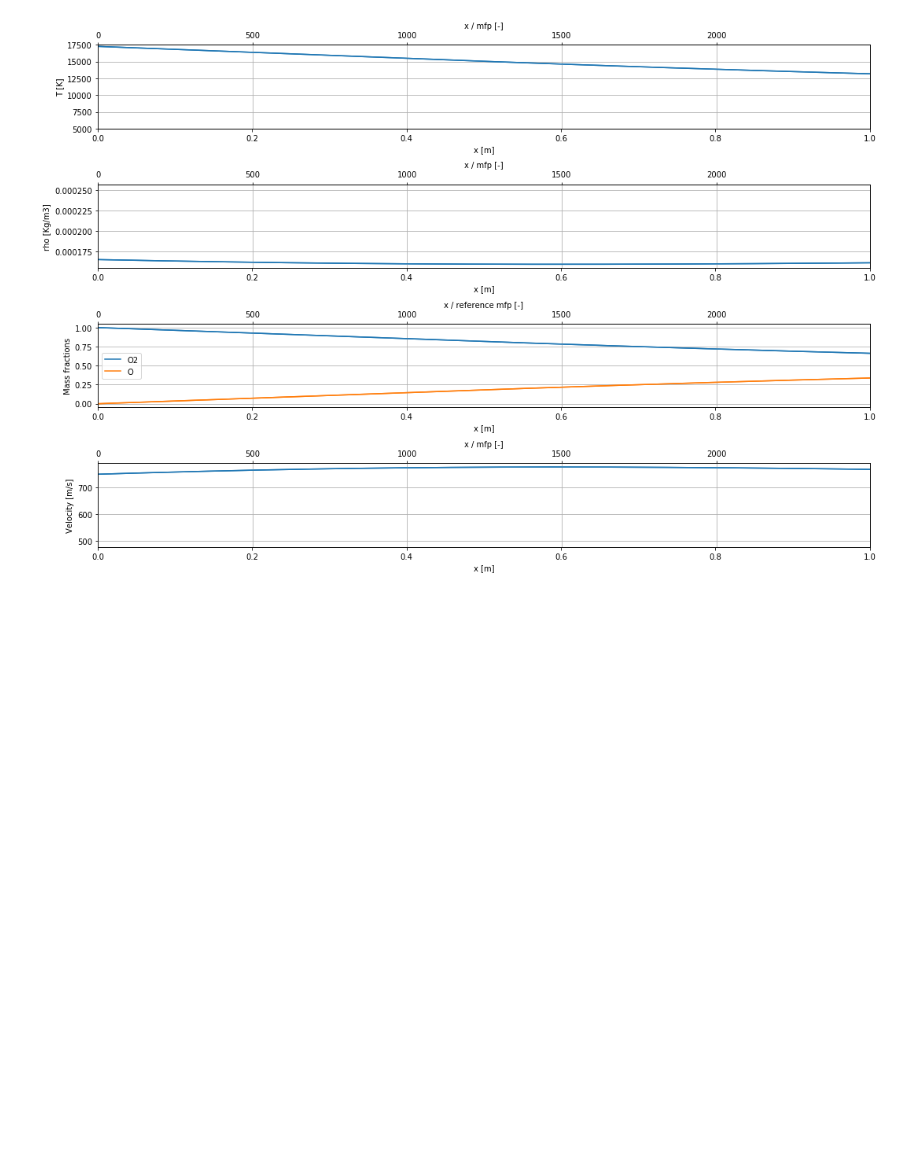
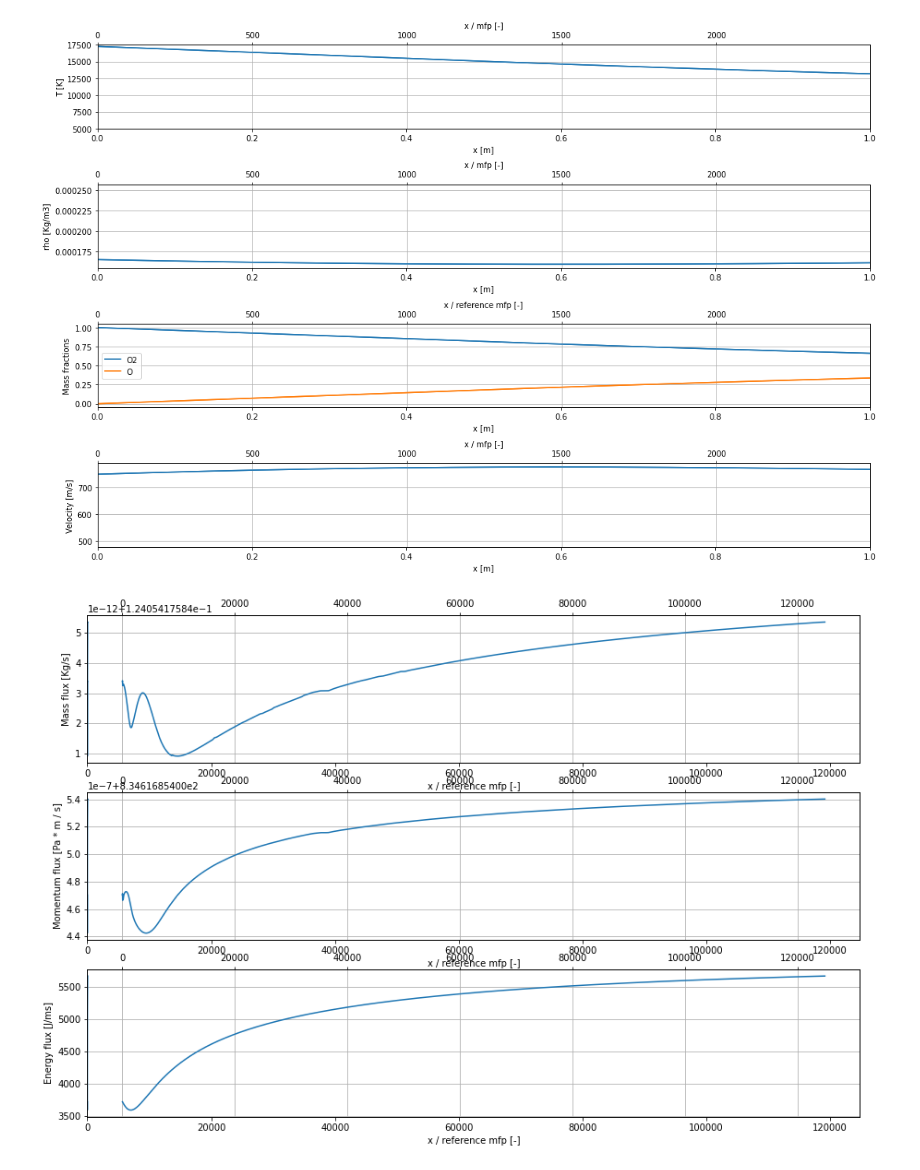
Before and after one commit to 20edo/Reactive_shock_air, a Jupyter notebook: Reactive_Air_shock.ipynb, the cells around one changed output. Saved outputs shown, nothing was run; the diff lists cells and outputs as text; code cells hidden in the pictures; blank space fills up the shorter version.

Commit message:
Added validate function and updated Markdown index

```diff
--- a/Reactive_Air_shock.ipynb
+++ b/Reactive_Air_shock.ipynb
@@ -897,0 +912,38 @@ def Euler_x(self, x_spatial, x):
+# %%
+def solve(self, xf = 10):
+
+    # Compute post shock values to be used as initial conditions
+    self.RHjump()
+
+    e1, cv1 = self.energy( self.Y0, self.T1 )
+
+    y0 = [self.rho1, self.u1, e1]
+
+    for i in self.Y0:
+        y0.append(i)
+
+    sol = itg.solve_ivp(self.Euler_x,
+                              [0, xf], y0, method='BDF', t_eval=None, dense_output=False,
+                              events=None, vectorized=False, args=None, rtol=rtol, atol=atol)
+
+    self.sol_rho, self.sol_u, self.sol_e, self.sol_Y = sol.y[0,:], sol.y[1,:], sol.y[2,:], sol.y[3:,:]
+
+
+    self.sol_x = sol.t
+    self.sol = sol
+
+    # Compute temperature
+    #T = []
+    #for i in range(len(self.sol_e)):
+        #T.append(self.T_from_e(self.sol_Y[:,i], self.sol_e[i], T0 = 1e3))
+
+    T = np.zeros(len(self.sol_e))
+    p = np.zeros(np.shape(self.sol_e))
+    for i in range(len(self.sol_e)):
+        T[i] = self.T_from_e(self.sol_Y[:,i], self.sol_e[i], T0 = 1e3)
+        p[i] = self.sol_rho[i] * self.R(self.sol_Y[:,i]) * T[i]
+
+    self.sol_T = T
+    self.sol_p = p
+
+problem.solve = solve
@@ -1688,3 +1738,7 @@ O2_dissociation.plot_u(ax[3], xmax = xmax)
 fig.tight_layout()
 # %% [output]
 [figure]
+# %%
+O2_dissociation.validate()
+# %% [output]
+[figure, added]
```
Also changed, not shown: parts of 26 cells of this notebook.
